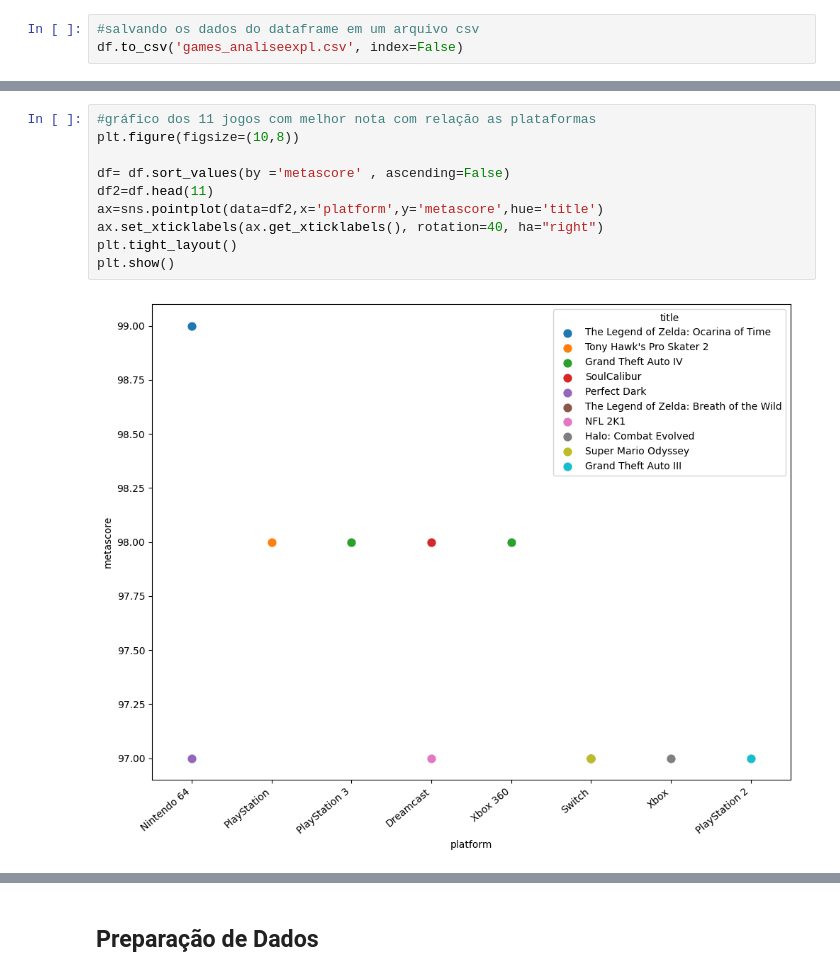
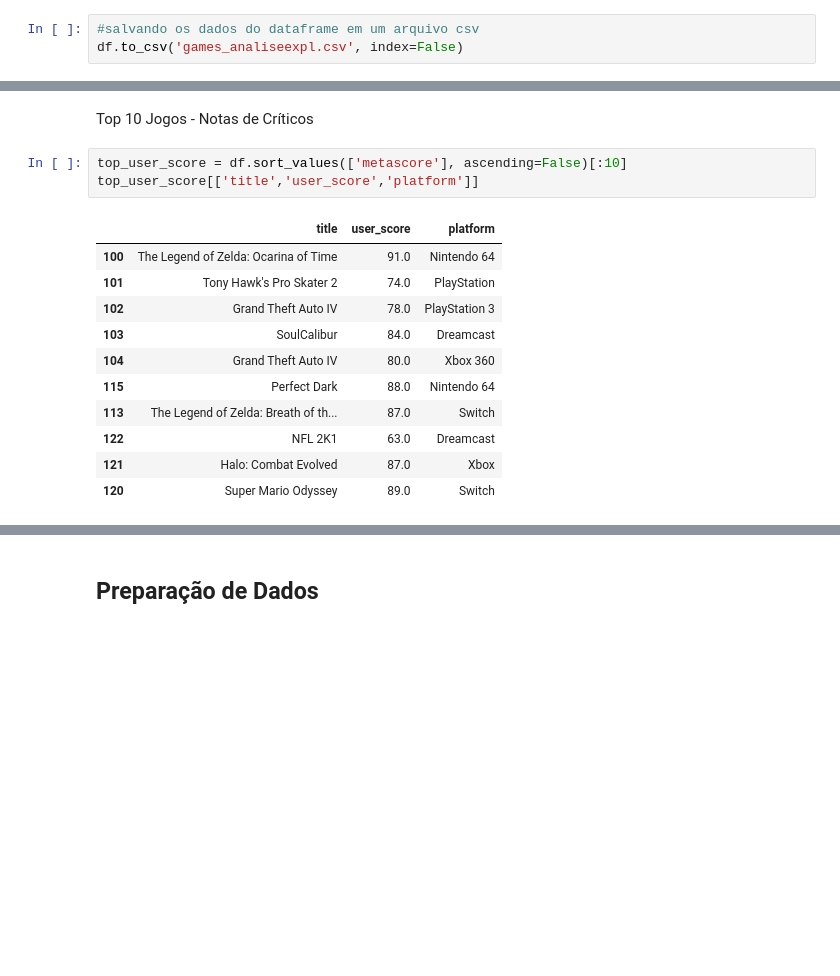
Before and after one commit to pauloberenguel/games, a Jupyter notebook: analise_games.ipynb, the cells around one changed output, grey strips where cells are left out. Drawn from its saved outputs; the diff is of its cells as text; blank space fills up the shorter version.

```diff
--- a/analise_games.ipynb
+++ b/analise_games.ipynb
@@ -83,13 +90,18 @@ fig.update_layout(height=500, width=800, title_text="Distribuição de notas")
 fig.show()
-# %%
-#gráfico dos 11 jogos com melhor nota com relação as plataformas
-plt.figure(figsize=(10,8))
-
-df= df.sort_values(by ='metascore' , ascending=False)
-df2=df.head(11)
-ax=sns.pointplot(data=df2,x='platform',y='metascore',hue='title')
-ax.set_xticklabels(ax.get_xticklabels(), rotation=40, ha="right")
-plt.tight_layout()
-plt.show()
-# %% [output]
-[figure, removed]
+# %% [markdown]
+Top 10 Jogos - Notas de Críticos
+# %%
+top_user_score = df.sort_values(['metascore'], ascending=False)[:10]
+top_user_score[['title','user_score','platform']]
+# %% [output]
+|  | title | user_score | platform |
+| 100 | The Legend of Zelda: Ocarina of Time | 91.0 | Nintendo 64 |
+| 101 | Tony Hawk's Pro Skater 2 | 74.0 | PlayStation |
+| 102 | Grand Theft Auto IV | 78.0 | PlayStation 3 |
+| 103 | SoulCalibur | 84.0 | Dreamcast |
+| 104 | Grand Theft Auto IV | 80.0 | Xbox 360 |
+| 115 | Perfect Dark | 88.0 | Nintendo 64 |
+| 113 | The Legend of Zelda: Breath of th... | 87.0 | Switch |
+| 122 | NFL 2K1 | 63.0 | Dreamcast |
+| 121 | Halo: Combat Evolved | 87.0 | Xbox |
+| 120 | Super Mario Odyssey | 89.0 | Switch |
```
Also changed, not shown: parts of 26 cells of this notebook, 3 other files.
